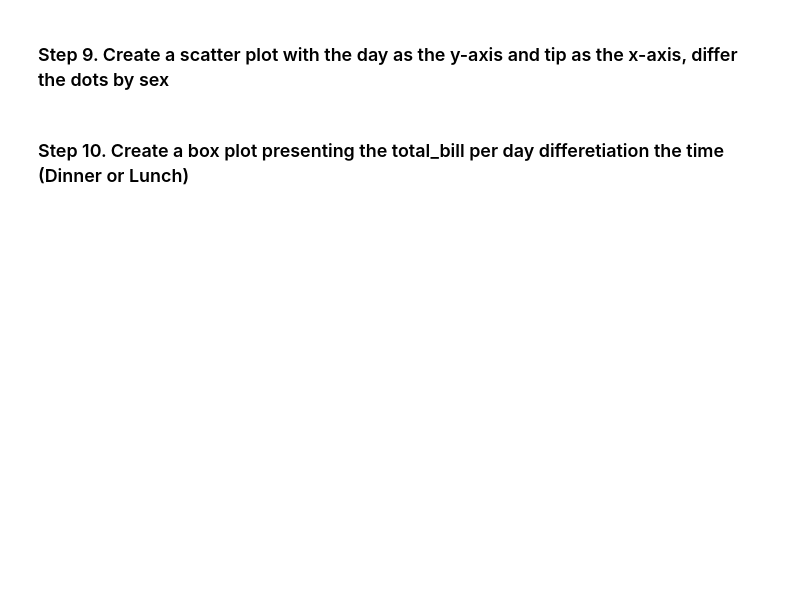
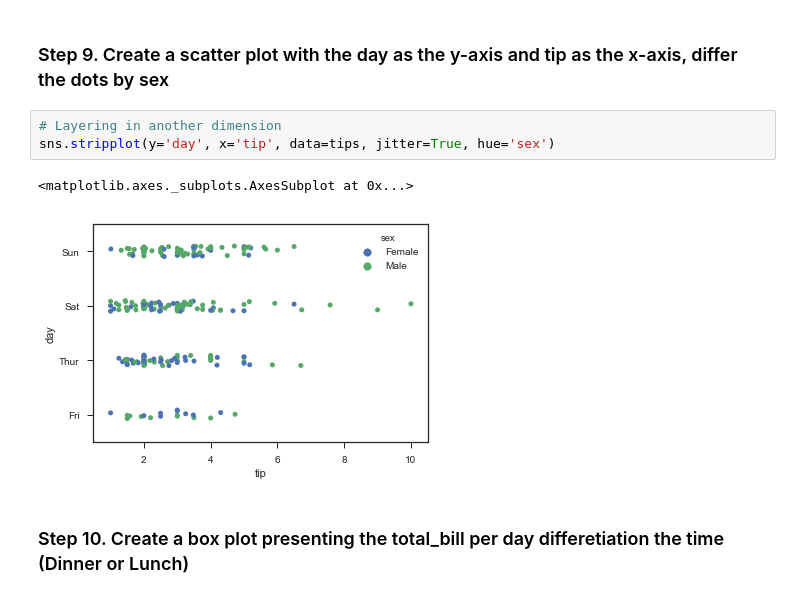
Before and after one commit to jordanmoritz/PandasExercises, a Jupyter notebook: pandas_exercises-master/07_Visualization/Tips/Exercises.ipynb, the cells around one changed output. Drawn from its saved outputs; the diff is of its cells as text; blank space fills up the shorter version.

```diff
--- a/pandas_exercises-master/07_Visualization/Tips/Exercises.ipynb
+++ b/pandas_exercises-master/07_Visualization/Tips/Exercises.ipynb
@@ -118,4 +142,10 @@ plt.scatter(x=tips.total_bill, y=tips.total_bill, s=tips.size)
 # %% [markdown]
 ### Step 9. Create a scatter plot with the day as the y-axis and tip as the x-axis, differ the dots by sex
+# %%
+# Layering in another dimension
+sns.stripplot(y='day', x='tip', data=tips, jitter=True, hue='sex')
+# %% [output]
+<matplotlib.axes._subplots.AxesSubplot at 0x...>
+[figure, added]
 # %% [markdown]
 ### Step 10.  Create a box plot presenting the total_bill per day differetiation the time (Dinner or Lunch)
```
Also changed, not shown: parts of 9 cells of this notebook.
